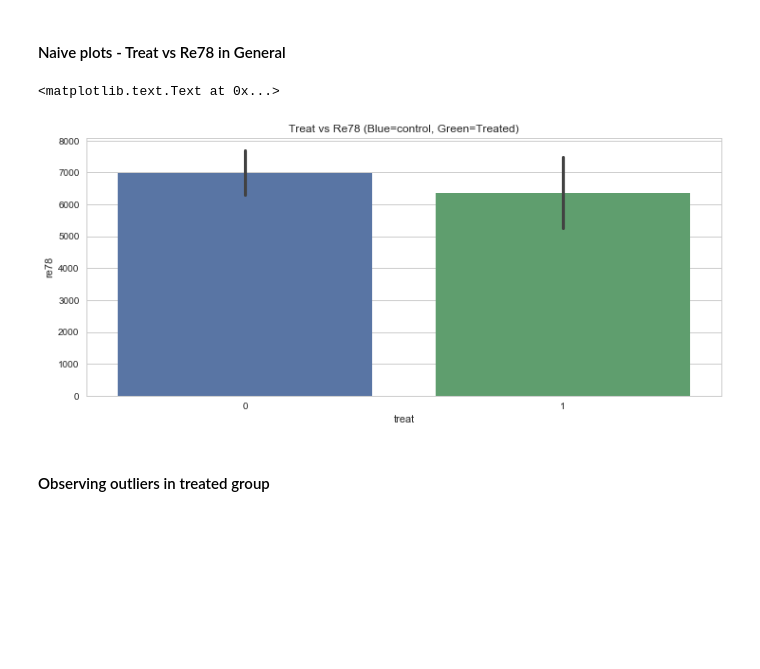
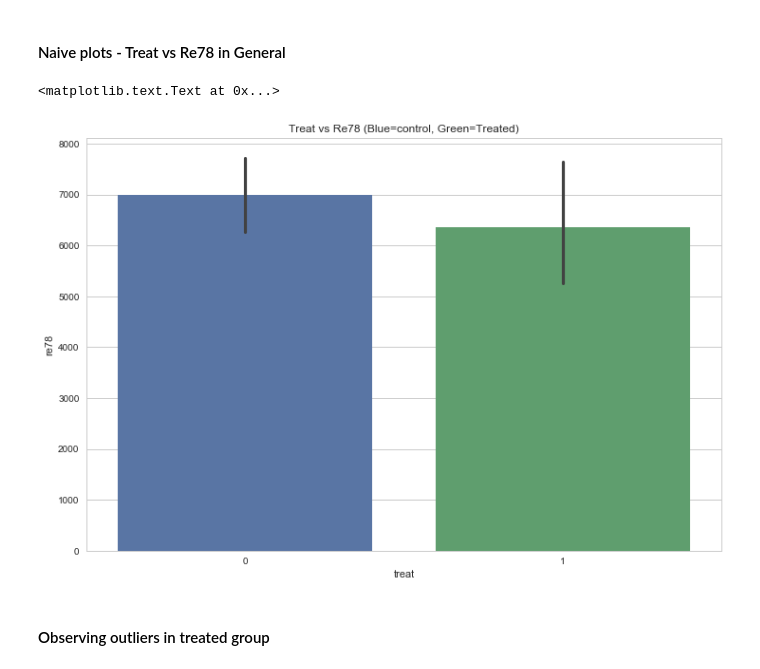
Before and after one commit to sanadhis/ADA-2017, a Jupyter notebook: 04 - Applied ML/Homework04.ipynb, the cells around one changed output. Saved outputs shown, nothing was run; the diff lists cells and outputs as text; code cells hidden in the pictures; blank space fills up the shorter version.

```diff
--- a/04 - Applied ML/Homework04.ipynb
+++ b/04 - Applied ML/Homework04.ipynb
@@ -133,12 +133,12 @@ Median earning of Control group (zeros excluded):  7310.313
 #### Naive plots - Treat vs Re78 in General
 # %%
 fig, ax = plt.subplots(ncols=1, sharey=True)
-fig.set_size_inches(12, 5)
+fig.set_size_inches(12, 8)
 ax = sns.barplot(x="treat", y="re78", data=df_combined.sort_values(["treat"],ascending=True))
 ax.set_title("Treat vs Re78 (Blue=control, Green=Treated)")
 # %% [output]
 <matplotlib.text.Text at 0x...>
-[figure, old version]
+[figure, new version]
 # %% [markdown]
 #### Observing outliers in treated group
 # %%
```
Also changed, not shown: parts of 5 cells of this notebook.
